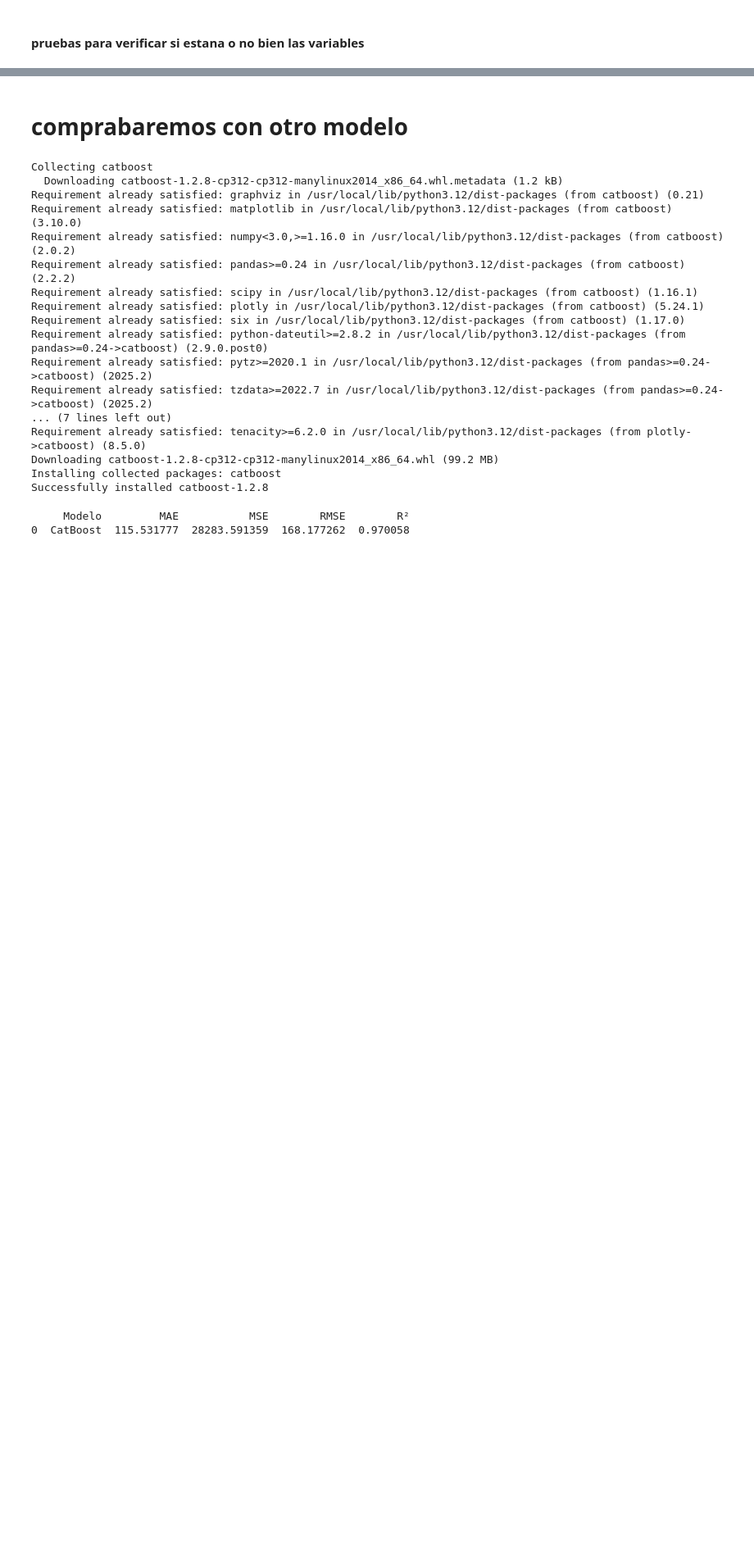
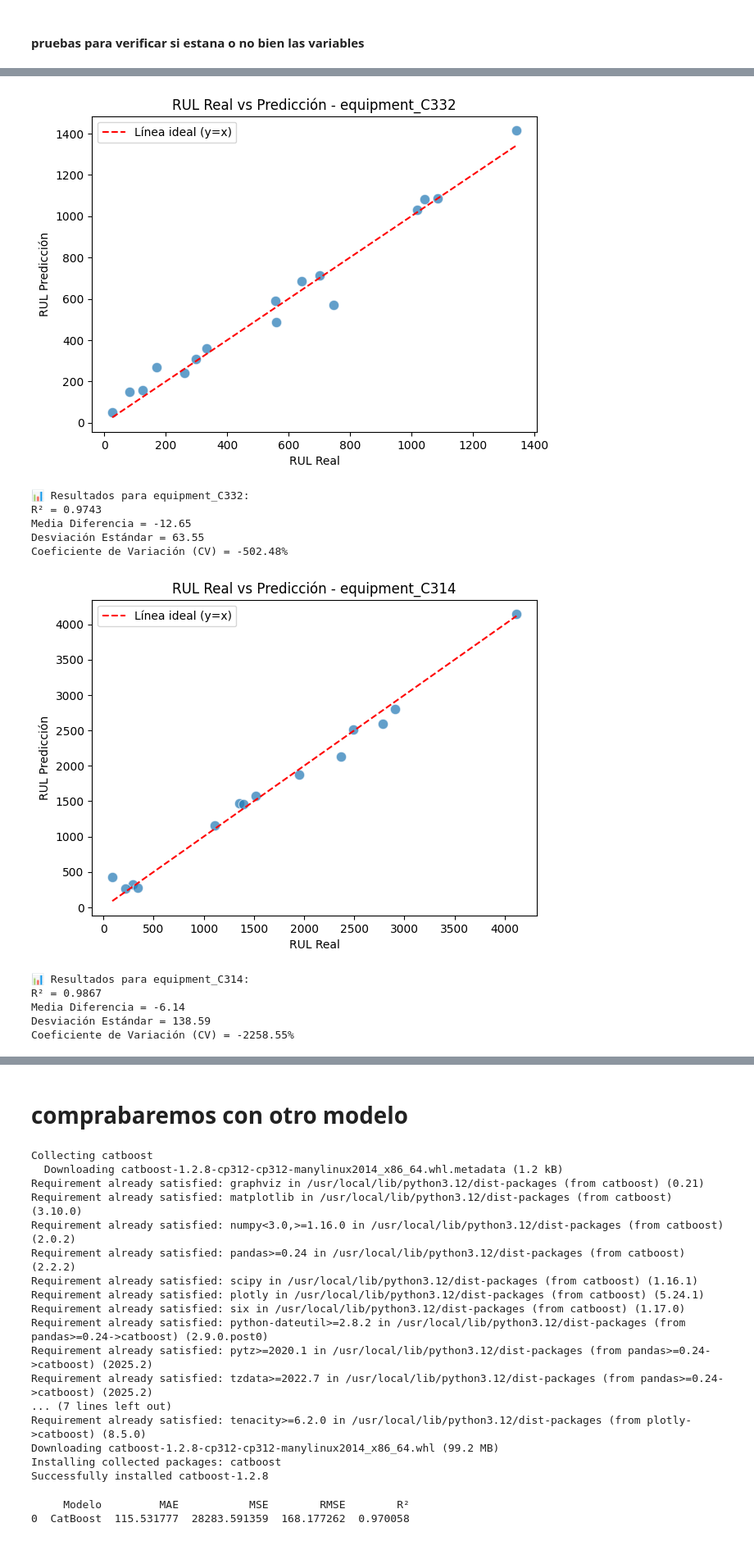
Before and after one commit to ETorresSacha/Prediccion-RULL, a Jupyter notebook: analisis_datos_reto.ipynb, the cells around one changed output, grey strips where cells are left out. Shown at 82% size. Drawn from its saved outputs; the diff is of its cells as text; code cells hidden in the pictures; blank space fills up the shorter version.

```diff
--- a/analisis_datos_reto.ipynb
+++ b/analisis_datos_reto.ipynb
@@ -405,0 +492,47 @@ print(resultados)
+# %%
+import pandas as pd
+import matplotlib.pyplot as plt
+import seaborn as sns
+from sklearn.metrics import r2_score
+
+# ==== 1. Crear DataFrame con tus datos ====
+
+df = pd.DataFrame(resultados, columns=["Index", "Equipo", "RUL Real", "RUL Predicción", "Diferencia"])
+
+# ==== 2. Gráficos por equipo ====
+equipos = df["Equipo"].unique()
+
+for eq in equipos:
+    subset = df[df["Equipo"] == eq]
+
+    plt.figure(figsize=(7, 5))
+    sns.scatterplot(data=subset, x="RUL Real", y="RUL Predicción", s=80, alpha=0.7)
+    sns.lineplot(x=subset["RUL Real"], y=subset["RUL Real"], color="red", linestyle="--", label="Línea ideal (y=x)")
+    plt.title(f"RUL Real vs Predicción - {eq}")
+    plt.legend()
+    plt.show()
+
+    # ==== 3. Métricas estadísticas ====
+    r2 = r2_score(subset["RUL Real"], subset["RUL Predicción"])
+    media = subset["Diferencia"].mean()
+    std = subset["Diferencia"].std()
+    cv = (std / media) * 100 if media != 0 else None
+
+    print(f"\n📊 Resultados para {eq}:")
+    print(f"R² = {r2:.4f}")
+    print(f"Media Diferencia = {media:.2f}")
+    print(f"Desviación Estándar = {std:.2f}")
+    print(f"Coeficiente de Variación (CV) = {cv:.2f}%")
+# %% [output]
+[figure, added]
+📊 Resultados para equipment_C332:
+R² = 0.9743
+Media Diferencia = -12.65
+Desviación Estándar = 63.55
+Coeficiente de Variación (CV) = -502.48%
+[figure, added]
+📊 Resultados para equipment_C314:
+R² = 0.9867
+Media Diferencia = -6.14
+Desviación Estándar = 138.59
+Coeficiente de Variación (CV) = -2258.55%
```
Also changed, not shown: parts of 13 cells of this notebook.
